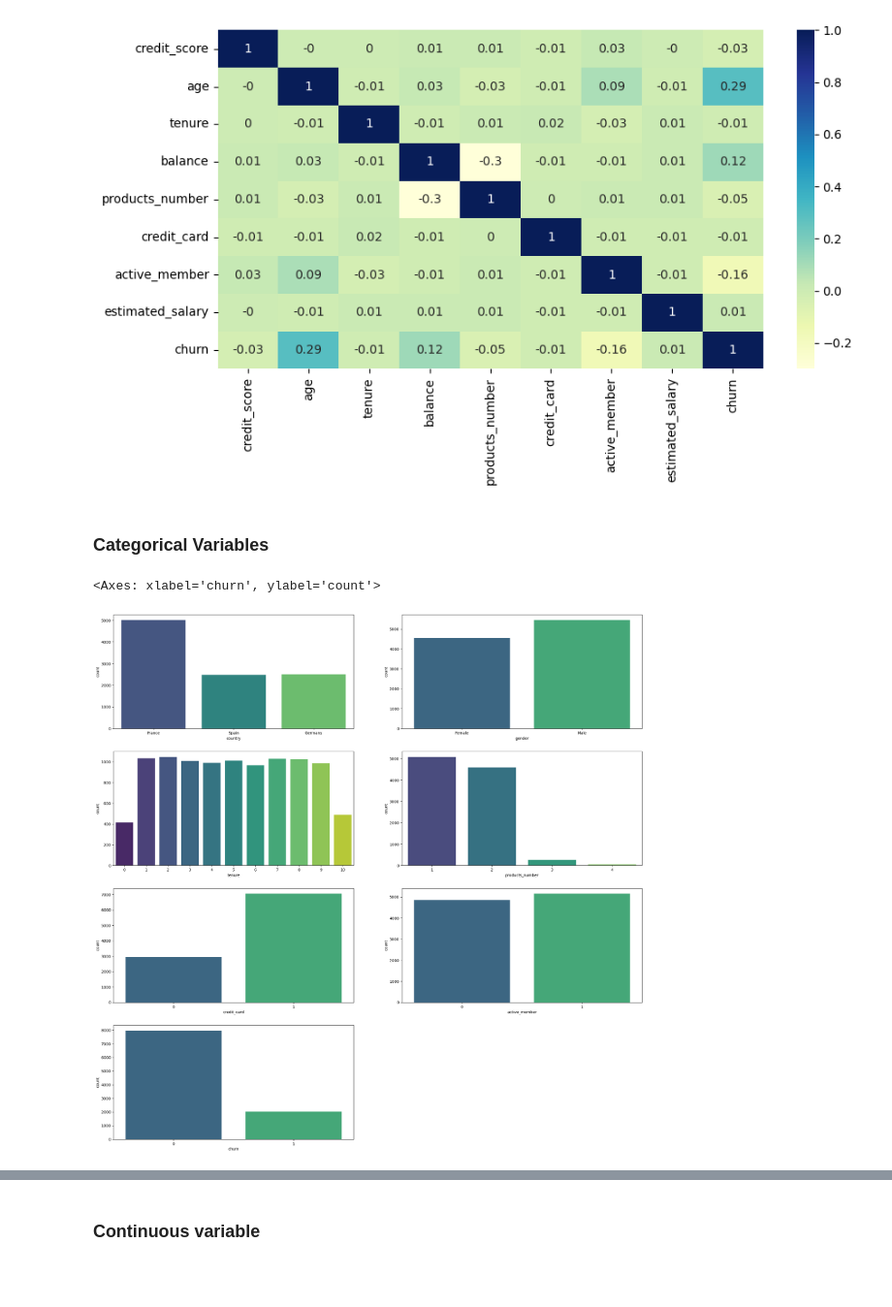
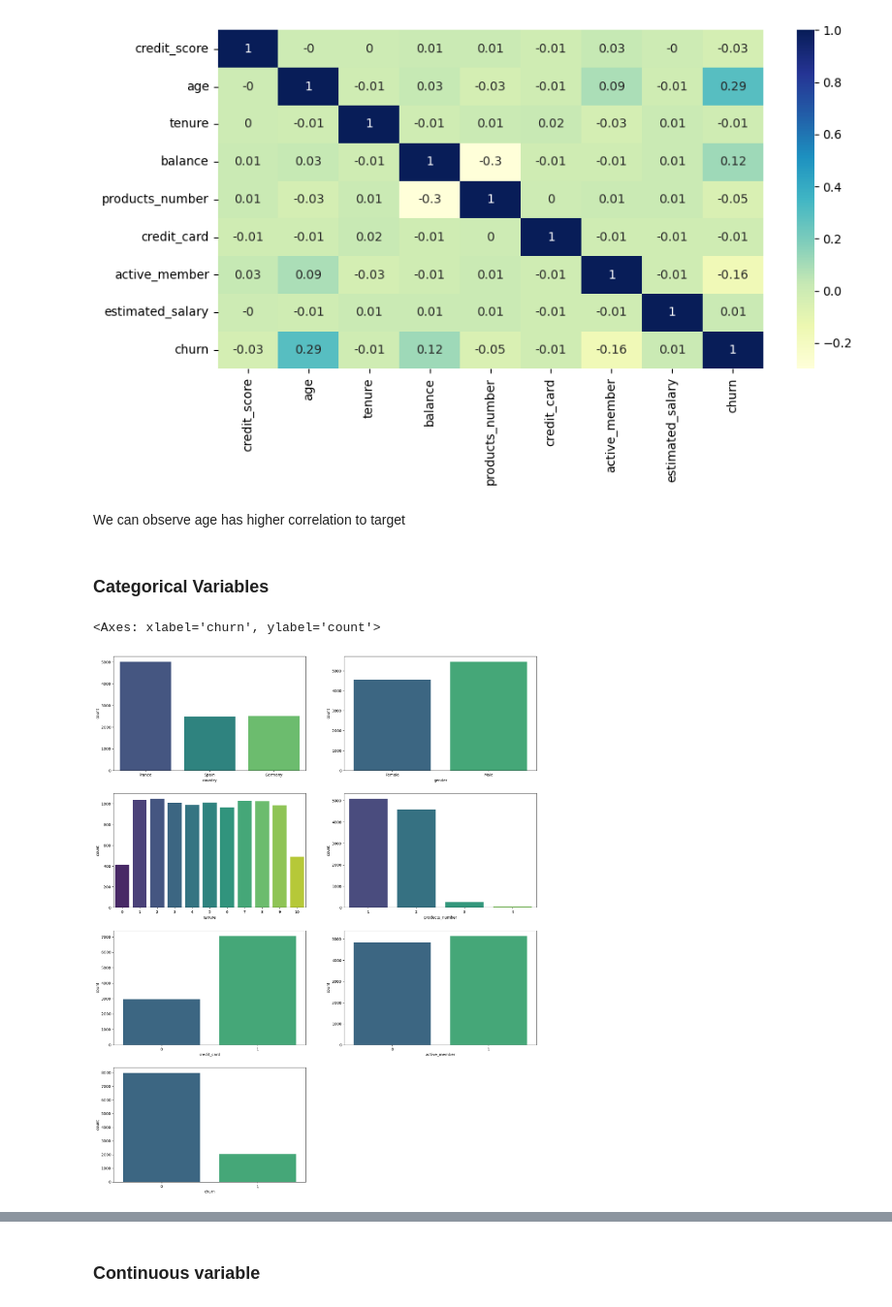
Before and after one commit to Poojasri78/BankCustomerChurnPrediction, a Jupyter notebook: Bank Customer Churn Prediction/Bank_Customer_Churn_Prediction.ipynb, the cells around one changed output, grey strips where cells are left out. Shown at 97% size. Cells and saved outputs as stored; diff of their text form; code cells hidden in the pictures; blank space fills up the shorter version.

```diff
--- a/Bank Customer Churn Prediction/Bank_Customer_Churn_Prediction.ipynb
+++ b/Bank Customer Churn Prediction/Bank_Customer_Churn_Prediction.ipynb
@@ -153,32 +151,34 @@ sns.heatmap(df_corr,annot=True,cmap='YlGnBu')
 # %% [output]
 <Axes: >
 [figure]
+# %% [markdown]
+We can observe age has higher correlation to target
 # %% [markdown]
 ### Categorical Variables
 # %%
-plt.figure(figsize = (25,25))
+plt.figure(figsize = (20,25))
 
 plt.subplot(4,2,1)
 sns.countplot(x = 'country', palette= 'viridis',data = df)
 
 plt.subplot(4,2,2)
 sns.countplot(x = 'gender', palette='viridis', data = df)
 
 plt.subplot(4,2,3)
 sns.countplot(x = 'tenure', palette='viridis', data = df)
 
 plt.subplot(4,2,4)
 sns.countplot(x = 'products_number', palette='viridis', data = df)
 
 plt.subplot(4,2,5)
 sns.countplot(x = 'credit_card', palette='viridis', data = df)
 
 plt.subplot(4,2,6)
 sns.countplot(x = 'active_member', palette='viridis', data = df)
 
 plt.subplot(4,2,7)
 sns.countplot(x = 'churn', palette='viridis', data = df)
 # %% [output]
 <Axes: xlabel='churn', ylabel='count'>
-[figure, old version]
+[figure, new version]
 # %% [markdown]
```
Also changed, not shown: parts of 33 cells of this notebook.
